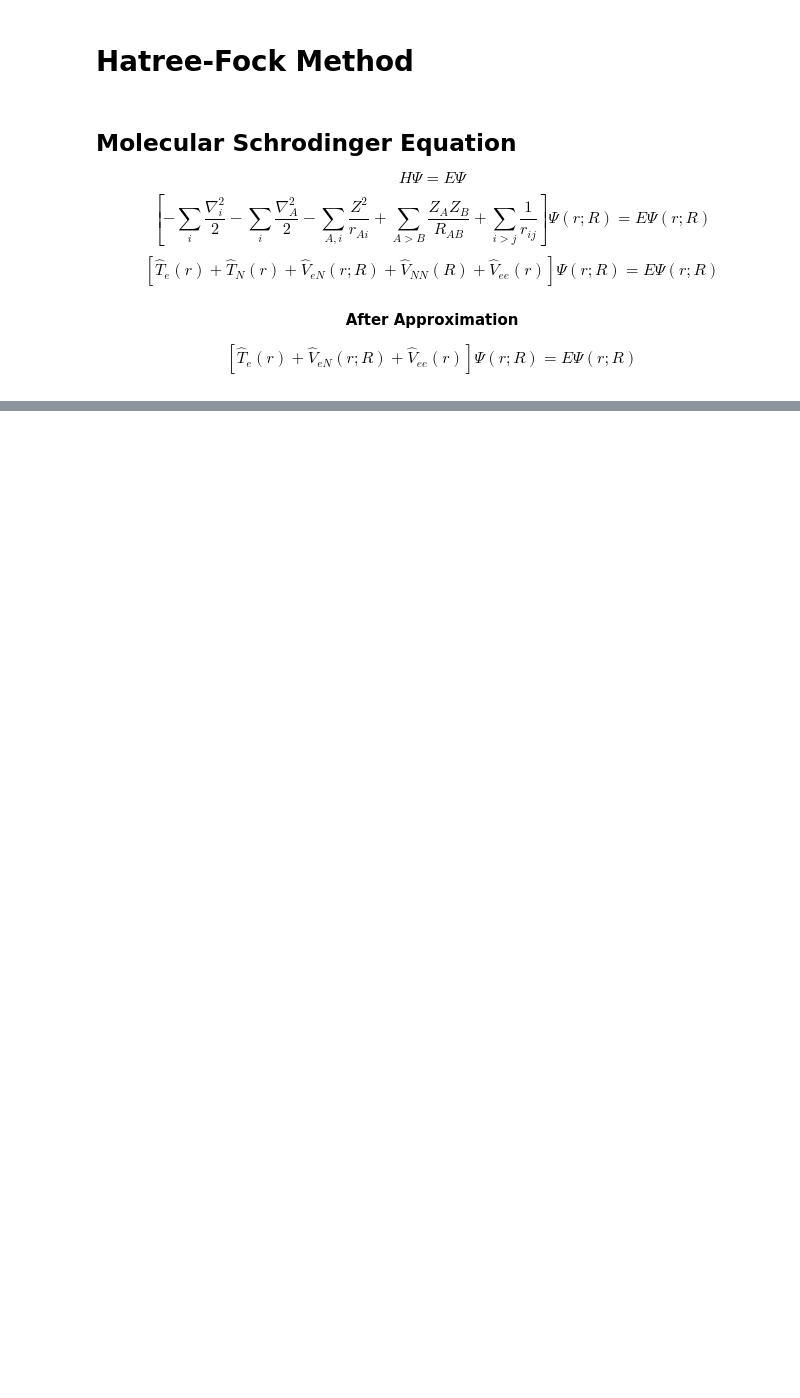
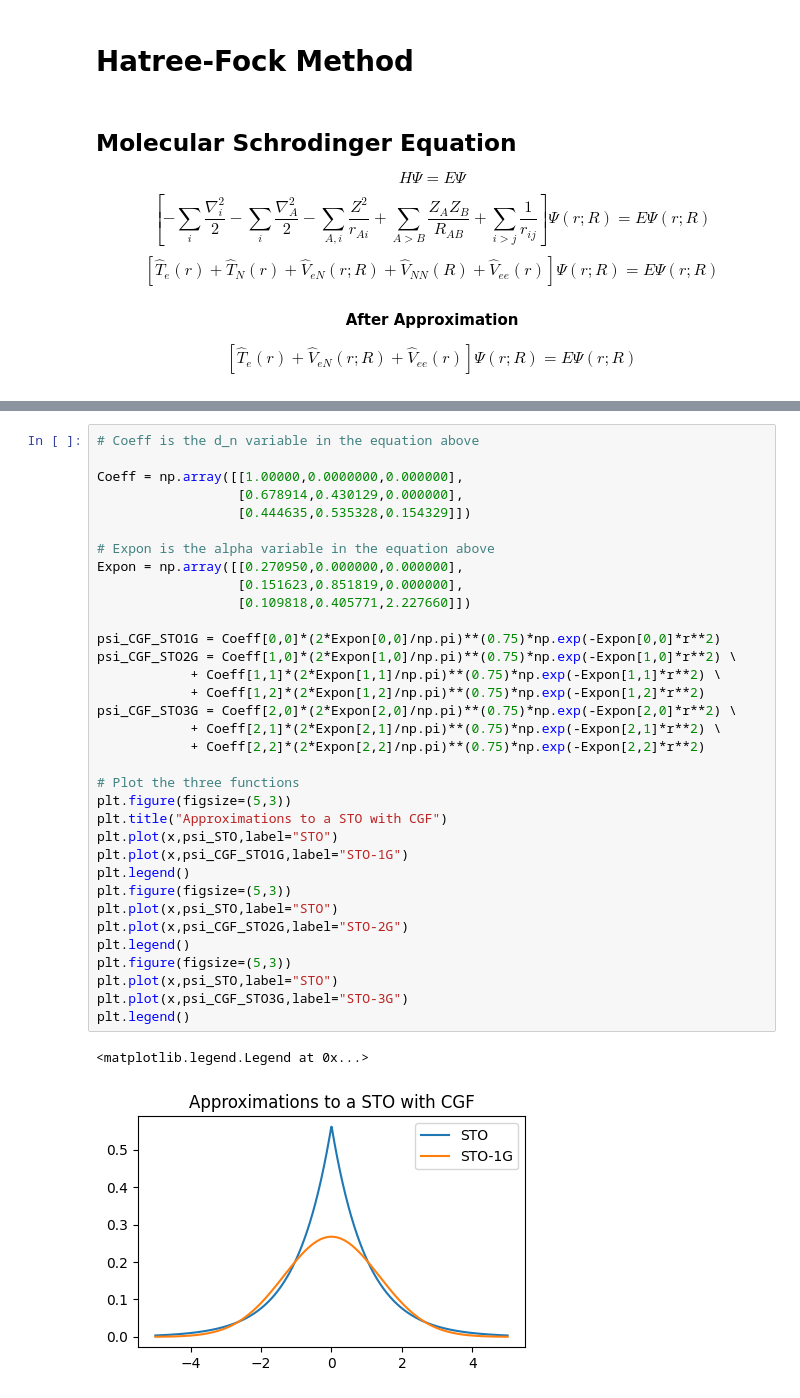
Before and after one commit to Satheeshsk369/Hatree-Fock, a Jupyter notebook: HatreePlot-Python.ipynb, the cells around one changed output, grey strips where cells are left out. Cells and saved outputs as stored; diff of their text form; blank space fills up the shorter version.

```diff
--- a/HatreePlot-Python.ipynb
+++ b/HatreePlot-Python.ipynb
@@ -40,0 +58,37 @@ with sns.axes_style('darkgrid'):
+# %%
+# Coeff is the d_n variable in the equation above
+
+Coeff = np.array([[1.00000,0.0000000,0.000000],
+                  [0.678914,0.430129,0.000000],
+                  [0.444635,0.535328,0.154329]])
+
+# Expon is the alpha variable in the equation above
+Expon = np.array([[0.270950,0.000000,0.000000],
+                  [0.151623,0.851819,0.000000],
+                  [0.109818,0.405771,2.227660]])
+
+psi_CGF_STO1G = Coeff[0,0]*(2*Expon[0,0]/np.pi)**(0.75)*np.exp(-Expon[0,0]*r**2)
+psi_CGF_STO2G = Coeff[1,0]*(2*Expon[1,0]/np.pi)**(0.75)*np.exp(-Expon[1,0]*r**2) \
+            + Coeff[1,1]*(2*Expon[1,1]/np.pi)**(0.75)*np.exp(-Expon[1,1]*r**2) \
+            + Coeff[1,2]*(2*Expon[1,2]/np.pi)**(0.75)*np.exp(-Expon[1,2]*r**2)
+psi_CGF_STO3G = Coeff[2,0]*(2*Expon[2,0]/np.pi)**(0.75)*np.exp(-Expon[2,0]*r**2) \
+            + Coeff[2,1]*(2*Expon[2,1]/np.pi)**(0.75)*np.exp(-Expon[2,1]*r**2) \
+            + Coeff[2,2]*(2*Expon[2,2]/np.pi)**(0.75)*np.exp(-Expon[2,2]*r**2)
+
+# Plot the three functions
+plt.figure(figsize=(5,3))
+plt.title("Approximations to a STO with CGF")
+plt.plot(x,psi_STO,label="STO")
+plt.plot(x,psi_CGF_STO1G,label="STO-1G")
+plt.legend()
+plt.figure(figsize=(5,3))
+plt.plot(x,psi_STO,label="STO")
+plt.plot(x,psi_CGF_STO2G,label="STO-2G")
+plt.legend()
+plt.figure(figsize=(5,3))
+plt.plot(x,psi_STO,label="STO")
+plt.plot(x,psi_CGF_STO3G,label="STO-3G")
+plt.legend()
+# %% [output]
+<matplotlib.legend.Legend at 0x...>
+[figure, added]
```
Also changed, not shown: parts of 20 cells of this notebook, 3 other files.
